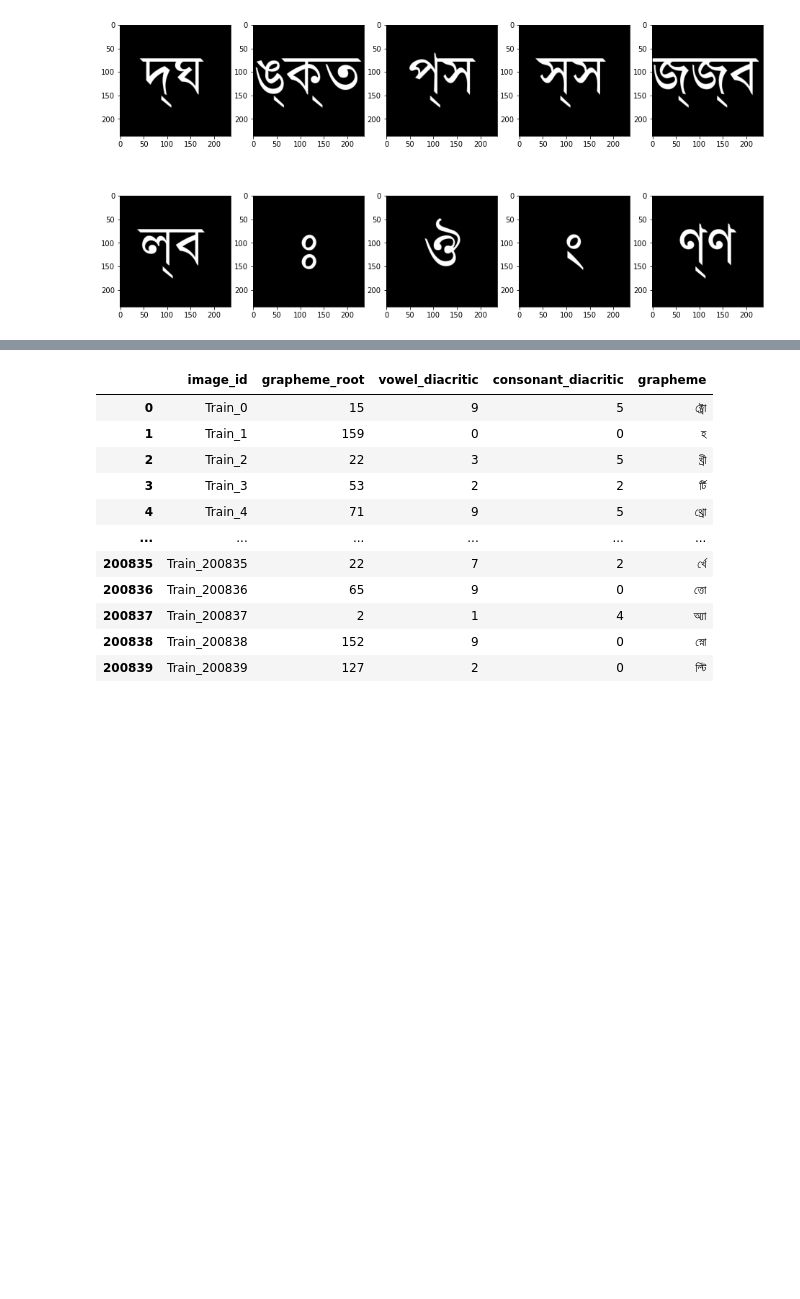
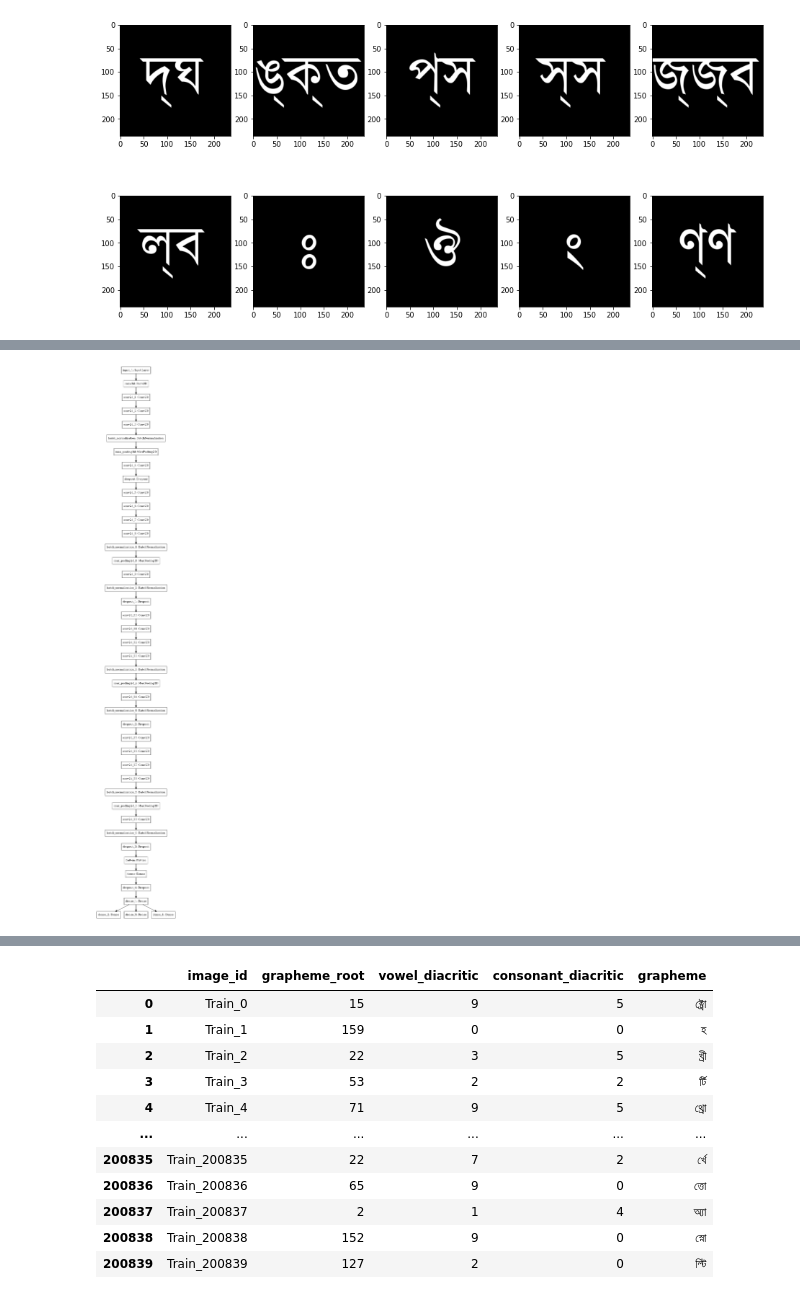
Before and after one commit to bethsung1011/capstone_2, a Jupyter notebook: src/3_31_night_thanks_to_Kaushal Shah.ipynb, the cells around one changed output, grey strips where cells are left out. Saved outputs shown, nothing was run; the diff lists cells and outputs as text; code cells hidden in the pictures; blank space fills up the shorter version.

```diff
--- a/src/3_31_night_thanks_to_Kaushal Shah.ipynb
+++ b/src/3_31_night_thanks_to_Kaushal Shah.ipynb
@@ -192,0 +238,3 @@ for i in range(10):
+# %%
+IMG_SIZE=64
+N_CHANNELS=1
@@ -192,0 +399,5 @@ for i in range(10):
+# %%
+from keras.utils.vis_utils import plot_model
+plot_model(model, to_file='model.png')
+# %% [output]
+[figure, added]
```
Also changed, not shown: parts of 32 cells of this notebook, 1 other file.
